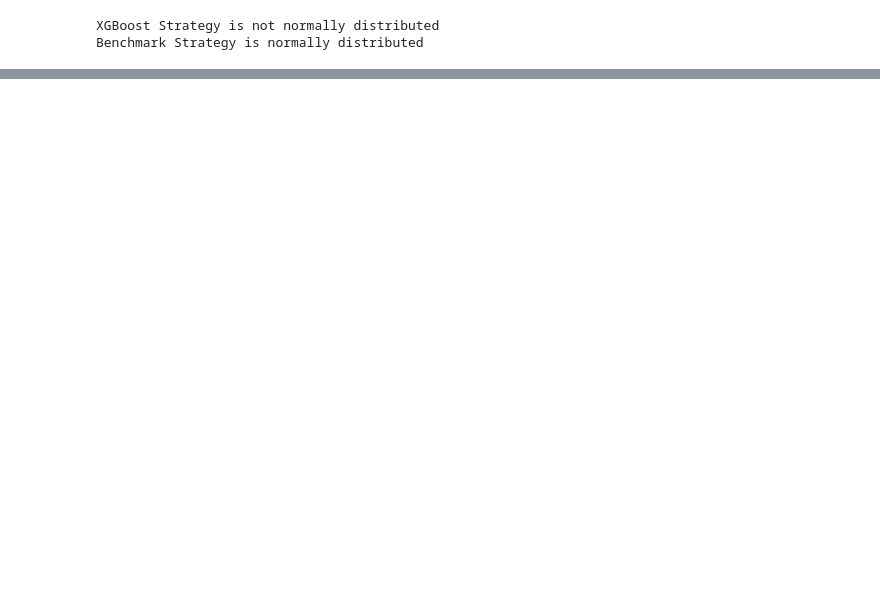
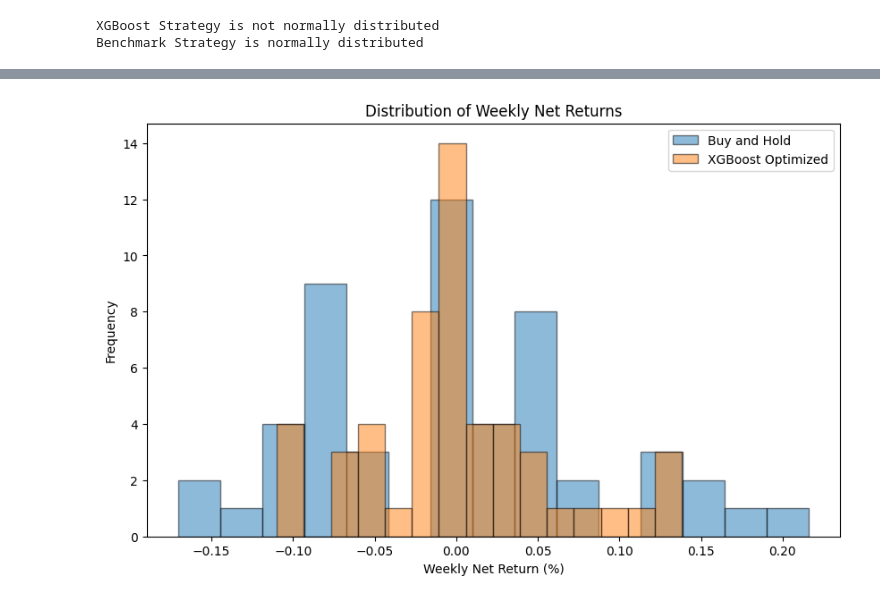
Before and after one commit to Zoltesh/intelligent_diversification, a Jupyter notebook: src/main.ipynb, the cells around one changed output, grey strips where cells are left out. Saved outputs shown, nothing was run; the diff lists cells and outputs as text; code cells hidden in the pictures; blank space fills up the shorter version.

Commit message:
Added univariate and bivariate scatterplots/histograms.

```diff
--- a/src/main.ipynb
+++ b/src/main.ipynb
@@ -530,0 +553,16 @@ plt.show()
+# %%
+# Extract weekly net returns for both strategies
+xgb_returns = [float(w['portfolio']['net_return_pct']) for w in bt_results_optimized['weekly_metrics']]
+bah_returns = [float(w['portfolio']['net_return_pct']) for w in bt_results_buy_and_hold['weekly_metrics']]
+
+# Histogram: Distribution of Weekly Net Returns
+plt.figure(figsize=(10, 6))
+plt.hist(bah_returns, bins=15, alpha=0.5, label='Buy and Hold', edgecolor='black')
+plt.hist(xgb_returns, bins=15, alpha=0.5, label='XGBoost Optimized', edgecolor='black')
+plt.xlabel('Weekly Net Return (%)')
+plt.ylabel('Frequency')
+plt.title('Distribution of Weekly Net Returns')
+plt.legend()
+plt.show()
+# %% [output]
+[figure, added]
```
Also changed, not shown: parts of 18 cells of this notebook, 5 other files.
